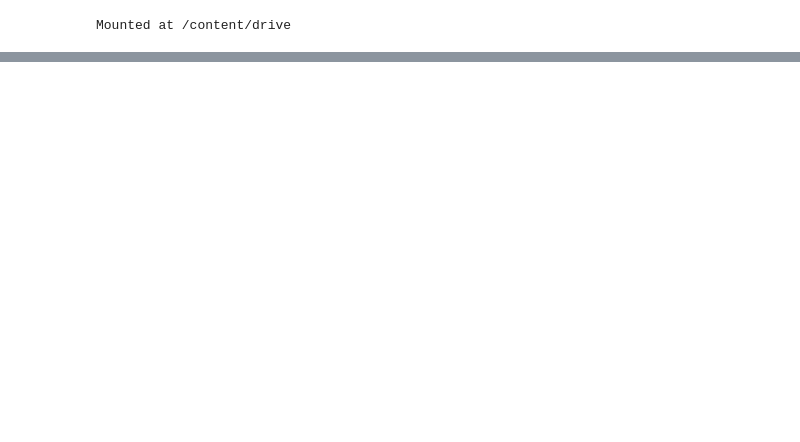
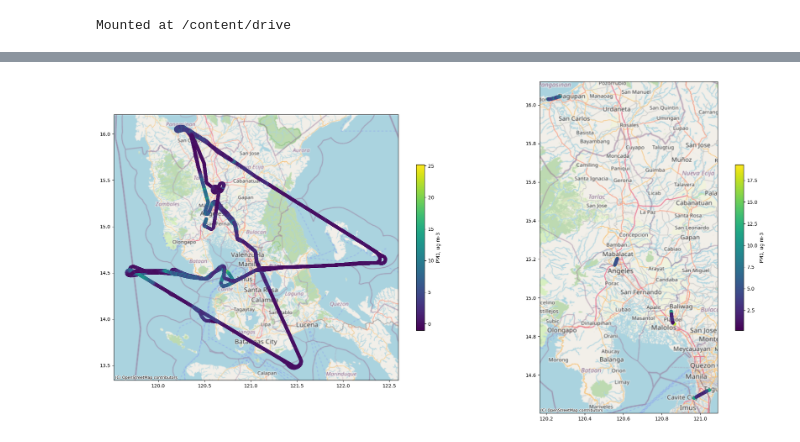
Before and after one commit to ktravis213/AirborneDataTools, a Jupyter notebook: AirborneDataTutorial.ipynb, the cells around one changed output, grey strips where cells are left out. Cells and saved outputs as stored; diff of their text form; code cells hidden in the pictures; blank space fills up the shorter version.

```diff
--- a/AirborneDataTutorial.ipynb
+++ b/AirborneDataTutorial.ipynb
@@ -117,4 +78,5 @@ Index(['Time_Start', 'Time_Stop', 'Time_Mid_x', 'LAT_AMS', 'LON_AMS',
 # The AMS observes almost all the components of PM1, which should be very close to PM2.5. The only thing it does not have is BC which we get from the LARGE SP2.
 # Let's not include seasalt, chloride, etc right now until we get a handle on the main components of OA + SO4 + NO3 + NH4 + BC
 # From the header of each file, units of AMS are in ug/sm3 (273 K & 1013 mb), units of SP2 are in ng/sm3 (0 deg C, 1013.25 mb)
-merged_df['PM1'] = merged_df['OA_PM1_AMS'] + merged_df['Sulfate_PM1_AMS'] + merged_df['Ammonium_PM1_AMS'] + merged_df['Nitrate_PM1_AMS'] + merged_df['BC_mass']/1E3
+aircraft['PM1'] = aircraft['OA_PM1_AMS_JIMENEZ'] + aircraft['Sulfate_PM1_AMS_JIMENEZ'] + aircraft['Ammonium_PM1_AMS_JIMENEZ'] + aircraft['Nitrate_PM1_AMS_JIMENEZ'] + aircraft['BC_mass_MOORE']/1E3
+aircraft['PM1']
@@ -121,5 +96,8 @@ merged_df['PM1'] = merged_df['OA_PM1_AMS'] + merged_df['Sulfate_PM1_AMS'] + merg
 # %%
 # Convert DataFrame to GeoDataFrame
-gdf = gpd.GeoDataFrame(merged_df, geometry=gpd.points_from_xy(merged_df['Longitude'], merged_df['Latitude']))
+aircraft_gdf = gpd.GeoDataFrame(aircraft, geometry=gpd.points_from_xy(aircraft['Longitude'], aircraft['Latitude']))
 # Set the coordinate reference system (CRS) to WGS84 (lat/lon)
-gdf.crs = 'EPSG:4326'
+aircraft_gdf.crs = 'EPSG:4326'
+# For plotting low-level data
+subset = aircraft_gdf[aircraft_gdf['Pressure_Altitude'] < 100]
+subset
@@ -126,74 +118,28 @@ gdf.crs = 'EPSG:4326'
 # %%
 # Set a colormap for the data
 cmap = plt.get_cmap('viridis')
 
 # Set up a plot
 fig = plt.figure(figsize=(20, 10))
 gs = gridspec.GridSpec(1, 2, width_ratios=[1, 1])  # Equal width for both subplots
-# First subplot for the geographic data
+
+# Plot the entire flight
 ax1 = fig.add_subplot(gs[0])
 
 # Use normalization for consistent coloring
-subset.plot(ax=ax1, column='PM1', cmap=cmap, legend=True, norm=norm, legend_kwds={'label': "PM1, ug m-3", 'shrink': 0.5})
+aircraft_gdf.plot(ax=ax1, column='PM1', cmap=cmap, legend=True, legend_kwds={'label': "PM1, ug m-3", 'shrink': 0.5})
 # Add basemap
-# ctx.add_basemap(ax, source=ctx.providers.OpenStreetMap.Mapnik)
-ctx.add_basemap(ax1, crs=subset.crs.to_string(), source=ctx.providers.OpenStreetMap.Mapnik)
+ctx.add_basemap(ax1, crs=aircraft_gdf.crs.to_string(), source=ctx.providers.OpenStreetMap.Mapnik)
+subset = aircraft_gdf[aircraft_gdf['Pressure_Altitude'] < 500]
 
-    # Second subplot for altitude vs. time
-    ax2 = fig.add_subplot(gs[1])
-    # Assuming 'Time_Start' is convertible to a suitable format for plotting and 'Pressure_Altitude' is your altitude data
-    ax2.plot(subset['Time_Start']/60/60+8, subset['Pressure_Altitude']/1E3, color='black')
-    ax2.set_xlabel('Local Time', fontsize=ft)
-    ax2.set_ylabel('Altitude, kft', fontsize=ft)
-    ax2.set_title('Altitude as a Function of Time', fontsize=ft)
-    ax2.set_xlim(gdf['Time_Start'][0]/60/60+8, gdf['Time_Start'].max()/60/60+8)
-    ax2.tick_params(axis='both', which='major', labelsize=ft)
+# Second subplot for just data below 100 m
+ax2 = fig.add_subplot(gs[1])
+# Use normalization for consistent coloring
+subset.plot(ax=ax2, column='PM1', cmap=cmap, legend=True, legend_kwds={'label': "PM1, ug m-3", 'shrink': 0.5})
+# Add basemap
+ctx.add_basemap(ax2, crs=subset.crs.to_string(), source=ctx.providers.OpenStreetMap.Mapnik)
 
-
-    plt.subplots_adjust(wspace=0.3)  # Adjust horizontal space between plots
-    plt.tight_layout()
-
-    # Save each frame
-    plt.savefig(f'Frames/frame_{cc}.png')
-    plt.close()
-    cc=cc+1
-
-import subprocess
-
-# Change to your desired directory path
-desired_path = '/Users/ktravis1/Library/CloudStorage/OneDrive-NASA/ASIA-AQ/Frames/'
-os.chdir(desired_path)
-
-# Verify the current working directory
-print("Current Working Directory: ", os.getcwd())
-
-subprocess.run([
-    'ffmpeg', '-framerate', '10', '-i', 'frame_%d.png',
-    '-c:v', 'libx264', '-r', '30', '-pix_fmt', 'yuv420p', 'out.mp4'
-])
-
-
-# Just make a map
-fig, ax = plt.subplots(figsize=(10, 10))
-
-# Plot the data, color by altitude
-gdf.plot(ax=ax, column='Pressure_Altitude', cmap='viridis', legend=True, legend_kwds={'label': "Altitude"})
-
-# Add a basemap of the Manila region
-ctx.add_basemap(ax, source=ctx.providers.OpenStreetMap.Mapnik)
-
-# Zoom in on Manila region - you might need to adjust these bounds for your specific area of interest
-xmin, ymin, xmax, ymax = [gdf.total_bounds[0] - 5000, gdf.total_bounds[1] - 5000, gdf.total_bounds[2] + 5000, gdf.total_bounds[3] + 5000]
-ax.set_xlim(xmin, xmax)
-ax.set_ylim(ymin, ymax)
-
-plt.show()
-
-from matplotlib.path import Path
-import matplotlib.patches as patches
-import contextily as ctx
-import numpy as np
-from shapely.geometry import Point
-from matplotlib.colors import Normalize
-from matplotlib.cm import ScalarMappable
-from matplotlib import gridspec
+plt.subplots_adjust(wspace=0.3)  # Adjust horizontal space between plots
+plt.tight_layout()
+# %% [output]
+[figure, added]
```
Also changed, not shown: parts of 9 cells of this notebook.
